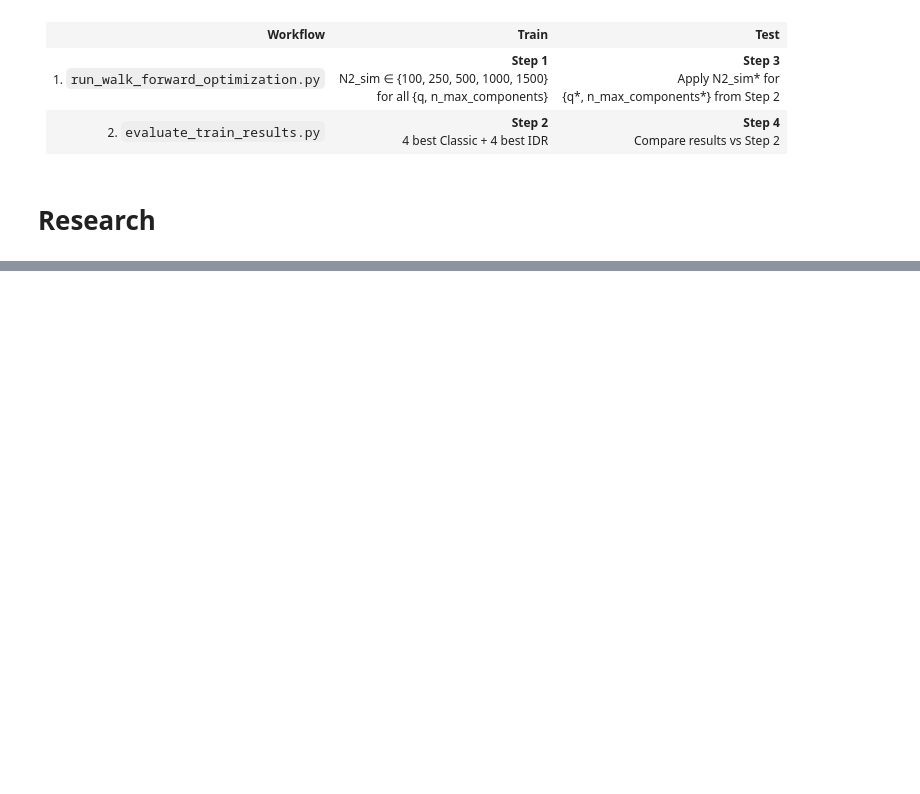
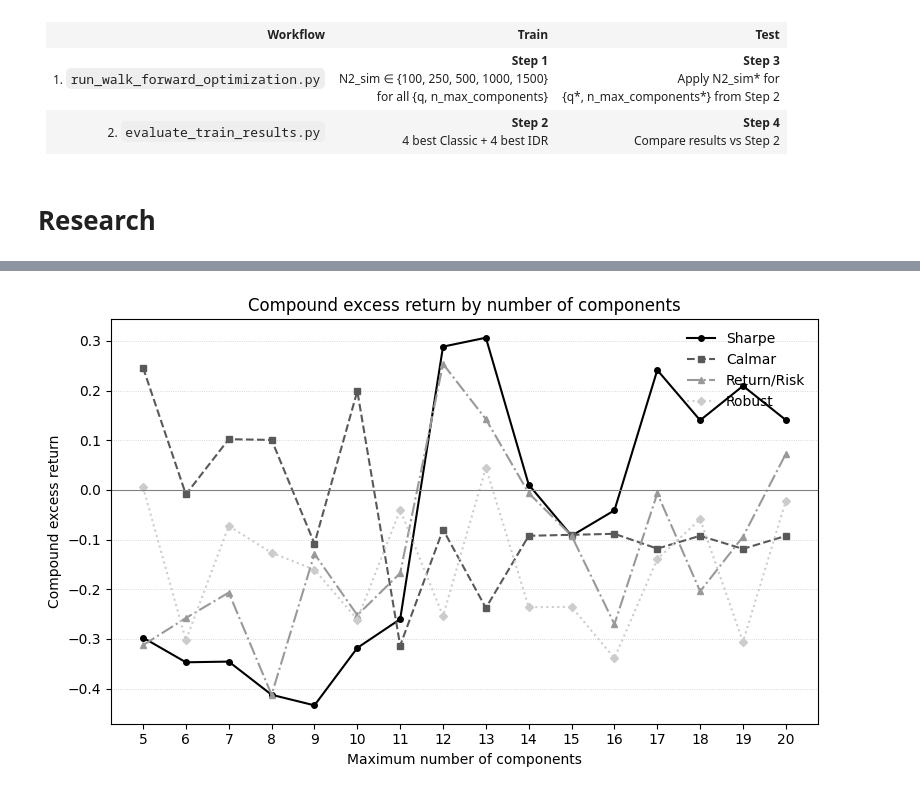
Before and after one commit to iNANOV/MPF_Dev, a Jupyter notebook: notebooks/research_for_article_3.ipynb, the cells around one changed output, grey strips where cells are left out. Saved outputs shown, nothing was run; the diff lists cells and outputs as text; code cells hidden in the pictures; blank space fills up the shorter version.

```diff
--- a/notebooks/research_for_article_3.ipynb
+++ b/notebooks/research_for_article_3.ipynb
@@ -1633,0 +2849,7 @@ Saved: article_mean_reversion_momentum_M_weighted.pdf
+# %%
+compound_train_1000_mm = plot_compound_excess_return(
+    df_train_1000_mm,
+    filename="compound_excess_return_train_1000_mm.pdf"
+)
+# %% [output]
+[figure, added]
```
Also changed, not shown: parts of 40 cells of this notebook, 3 other files.
